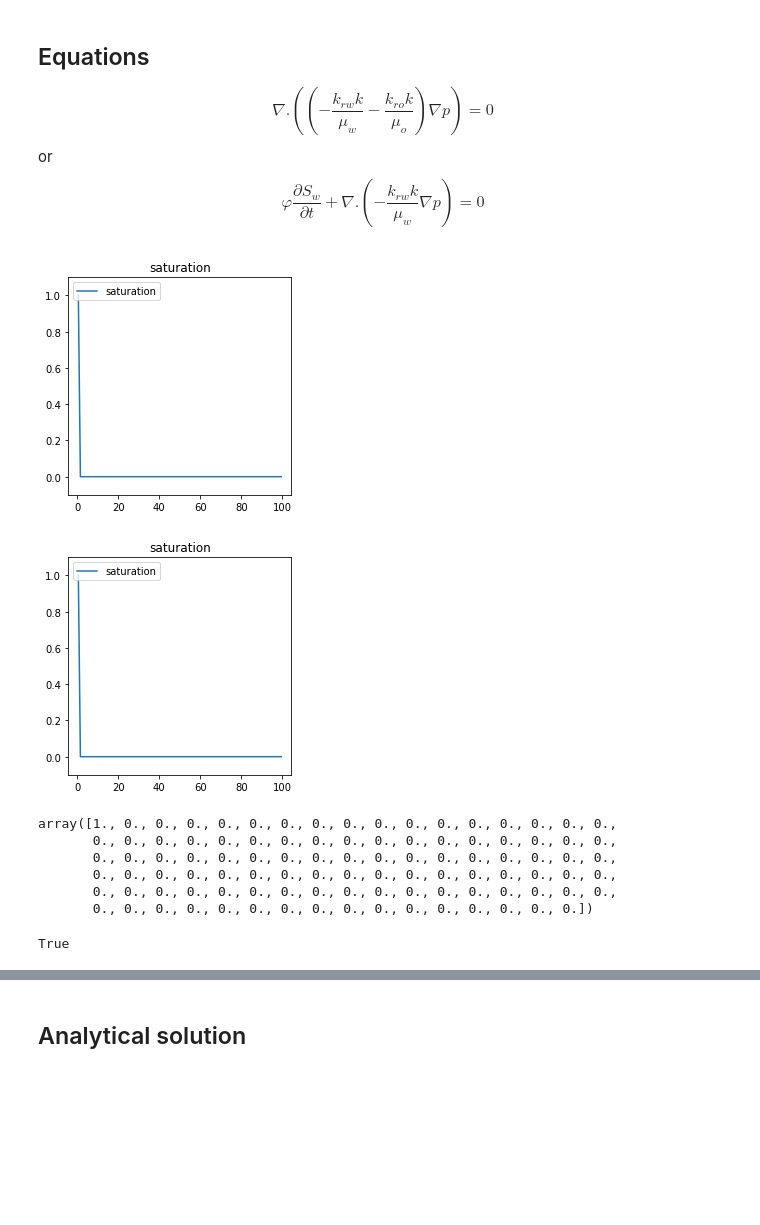
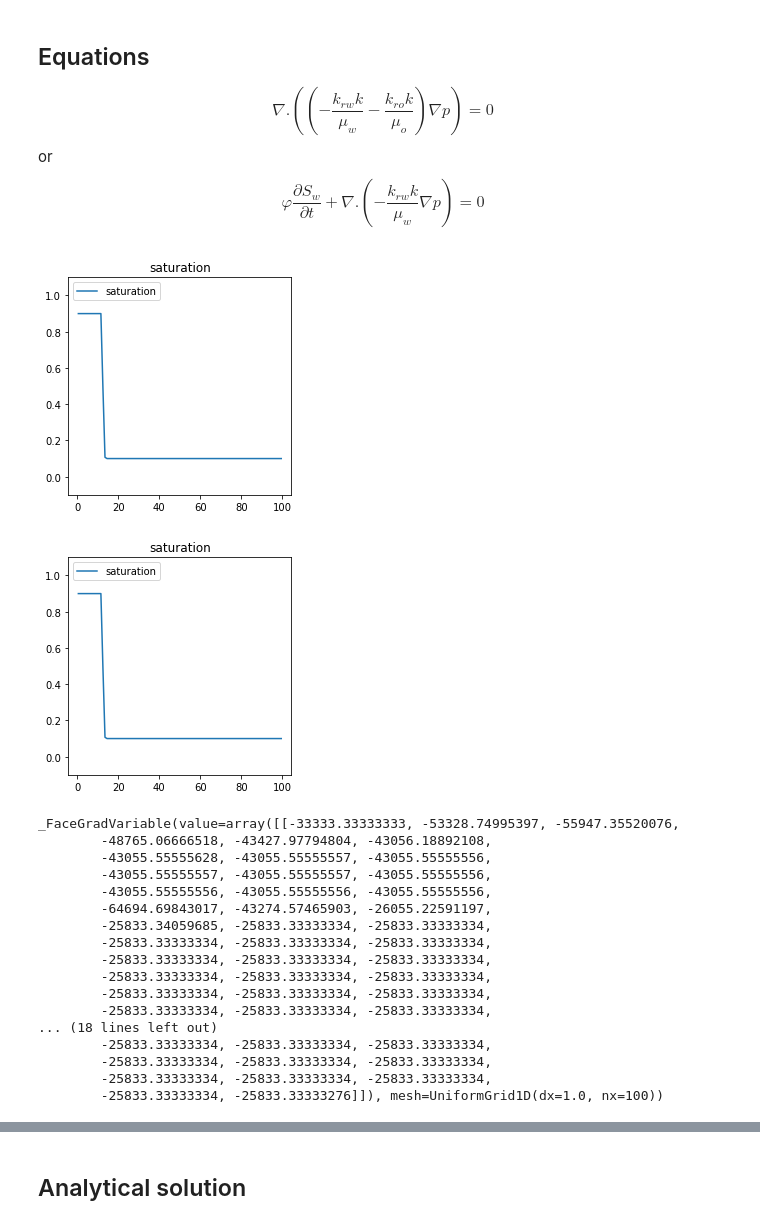
Before and after one commit to simulkade/peteng, a Jupyter notebook: python/two_phase_1D_fipy_seq.ipynb, the cells around one changed output, grey strips where cells are left out. Drawn from its saved outputs; the diff is of its cells as text; code cells hidden in the pictures; blank space fills up the shorter version.

```diff
--- a/python/two_phase_1D_fipy_seq.ipynb
+++ b/python/two_phase_1D_fipy_seq.ipynb
@@ -42,8 +42,8 @@ def upwindValues(mesh, field, velocity):
 from fipy import *
 
 # relperm parameters
-swc = 0.0
-sor = 0.0
+swc = 0.1
+sor = 0.1
 krw0 = 0.3
 kro0 = 1.0
 nw = 2.0
@@ -145,52 +156,63 @@ $$\varphi \frac{\partial S_w}{\partial t}+\nabla.\left(-\frac{k_{rw} k}{\mu_w} \
 # UpwindConvectionTerm(var=sw, coeff=-k*dkrw(sw.faceValue)/muw*p.faceGrad)- \
 # (-k*dkrw(sw.faceValue)/muw*p.faceGrad*sw.faceValue).divergence == 0
 
 eq_p = DiffusionTerm(var=p, coeff=-k*(krw(sw.faceValue)/muw+kro(sw.faceValue)/muo)) == 0
 
 eq_sw = TransientTerm(coeff=phi, var=sw) + \
 (-k*krw(sw.faceValue)/muw*p.faceGrad).divergence == 0
 
 sw_face = sw.faceValue
 
 # eq = eq_p & eq_sw
 steps = 100
 dt0 = 5000.
 dt = dt0
 t_end = steps*dt0
 t = 0.0
 viewer = Viewer(vars = sw, datamax=1.1, datamin=-0.1)
 while t<t_end:
+    eq_p = DiffusionTerm(var=p, coeff=-k*(krw(sw.faceValue)/muw+kro(sw.faceValue)/muo)) == 0
     eq_p.solve(var=p)
+    eq_sw = TransientTerm(coeff=phi, var=sw) + \
+        (-k*krw(sw.faceValue)/muw*p.faceGrad).divergence == 0
     eq_sw.solve(var=sw, dt=dt0)
     sw.value[sw.value>1-sor]=1-sor
     sw.value[sw.value<swc]=swc
     p.updateOld()
     sw.updateOld()
     u_w = -k*krw(sw_face)/muw*p.faceGrad
-    sw_face = FaceVariable(mesh, upwindValues(mesh, sw, u_w))
-    sw_face.value[0] = 1.0
-    eq_p = DiffusionTerm(var=p, coeff=-k*(krw(sw_face)/muw+kro(sw_face)/muo)) == 0
-    eq_sw = TransientTerm(coeff=phi, var=sw) + (-k*krw(sw_face)/muw*p.faceGrad).divergence == 0
+    sw_face = sw.faceValue #FaceVariable(mesh, upwindValues(mesh, sw, u_w))
+#     sw_face.value[0] = 1.0
+#     eq_p = DiffusionTerm(var=p, coeff=-k*(krw(sw_face)/muw+kro(sw_face)/muo)) == 0
+#     eq_sw = TransientTerm(coeff=phi, var=sw) + (-k*krw(sw_face)/muw*p.faceGrad).divergence == 0
     t=t+dt0
 
 # Note: try to use the Appleyard method; the overflow is a result of wrong rel-perm values
 viewer.plot()
 # %% [output]
-[figure, old version]
+[figure, new version]
-[figure, old version]
+[figure, new version]
-# %%
-sw_face.value[0] =1.0
-sw_face.value
-# %% [output]
-array([1., 0., 0., 0., 0., 0., 0., 0., 0., 0., 0., 0., 0., 0., 0., 0., 0.,
-       0., 0., 0., 0., 0., 0., 0., 0., 0., 0., 0., 0., 0., 0., 0., 0., 0.,
-       0., 0., 0., 0., 0., 0., 0., 0., 0., 0., 0., 0., 0., 0., 0., 0., 0.,
-       0., 0., 0., 0., 0., 0., 0., 0., 0., 0., 0., 0., 0., 0., 0., 0., 0.,
-       0., 0., 0., 0., 0., 0., 0., 0., 0., 0., 0., 0., 0., 0., 0., 0., 0.,
-       0., 0., 0., 0., 0., 0., 0., 0., 0., 0., 0., 0., 0., 0., 0., 0.])
-# %%
-0.5>1-0.6
-# %% [output]
-True
+# %%
+# sw_face.value
+# u_w.value
+p.faceGrad
+# %% [output]
+_FaceGradVariable(value=array([[-33333.33333333, -53328.74995397, -55947.35520076,
+        -48765.06666518, -43427.97794804, -43056.18892108,
+        -43055.55555628, -43055.55555557, -43055.55555556,
+        -43055.55555557, -43055.55555557, -43055.55555556,
+        -43055.55555556, -43055.55555556, -43055.55555556,
+        -64694.69843017, -43274.57465903, -26055.22591197,
+        -25833.34059685, -25833.33333334, -25833.33333334,
+        -25833.33333334, -25833.33333334, -25833.33333334,
+        -25833.33333334, -25833.33333334, -25833.33333334,
+        -25833.33333334, -25833.33333334, -25833.33333334,
+        -25833.33333334, -25833.33333334, -25833.33333334,
+        -25833.33333334, -25833.33333334, -25833.33333334,
+... (18 lines left out)
+        -25833.33333334, -25833.33333334, -25833.33333334,
+        -25833.33333334, -25833.33333334, -25833.33333334,
+        -25833.33333334, -25833.33333334, -25833.33333334,
+        -25833.33333334, -25833.33333276]]), mesh=UniformGrid1D(dx=1.0, nx=100))
 # %%
 upwindValues(mesh, sw, u_w)
```
Also changed, not shown: parts of 6 cells of this notebook, 1 other file.
